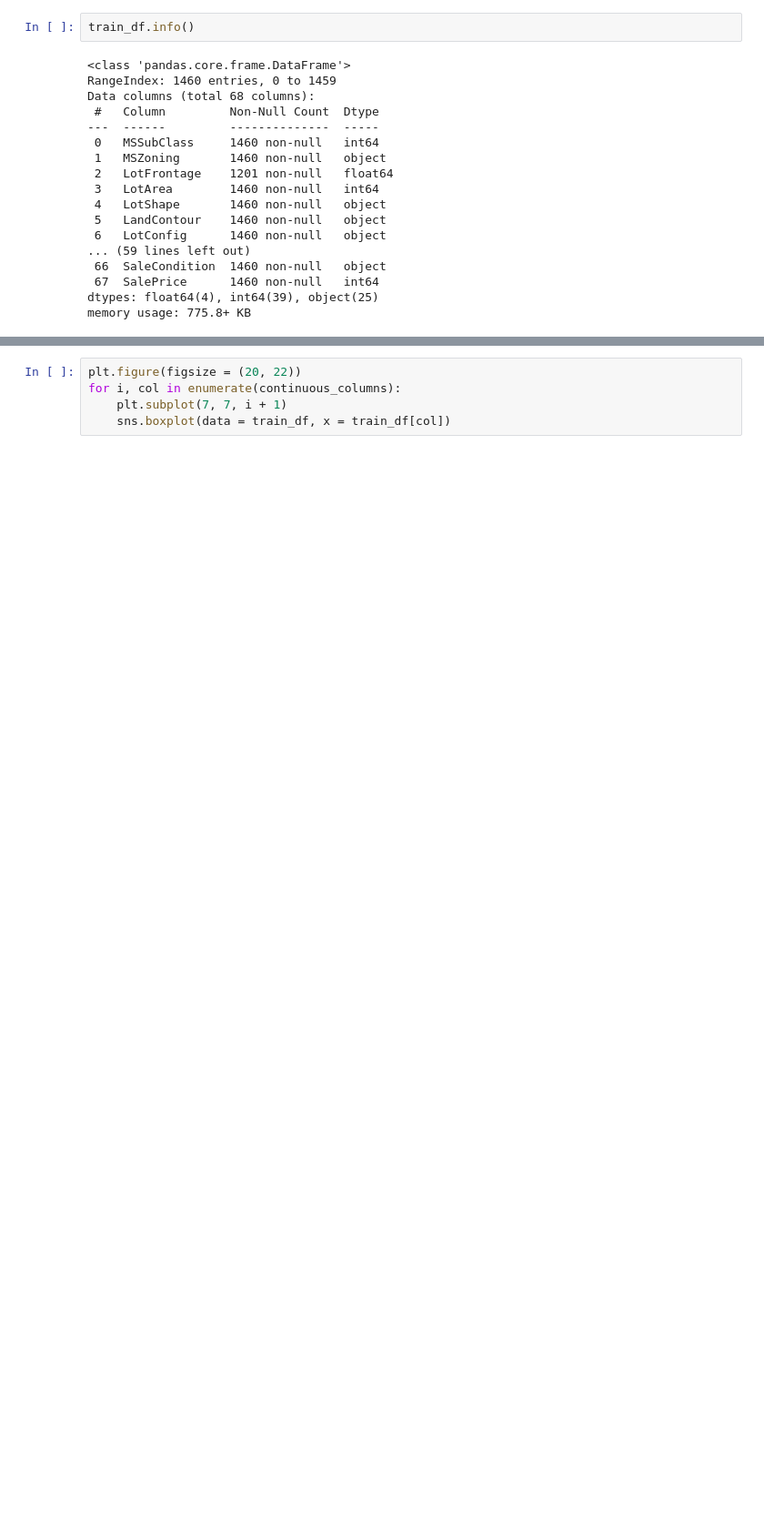
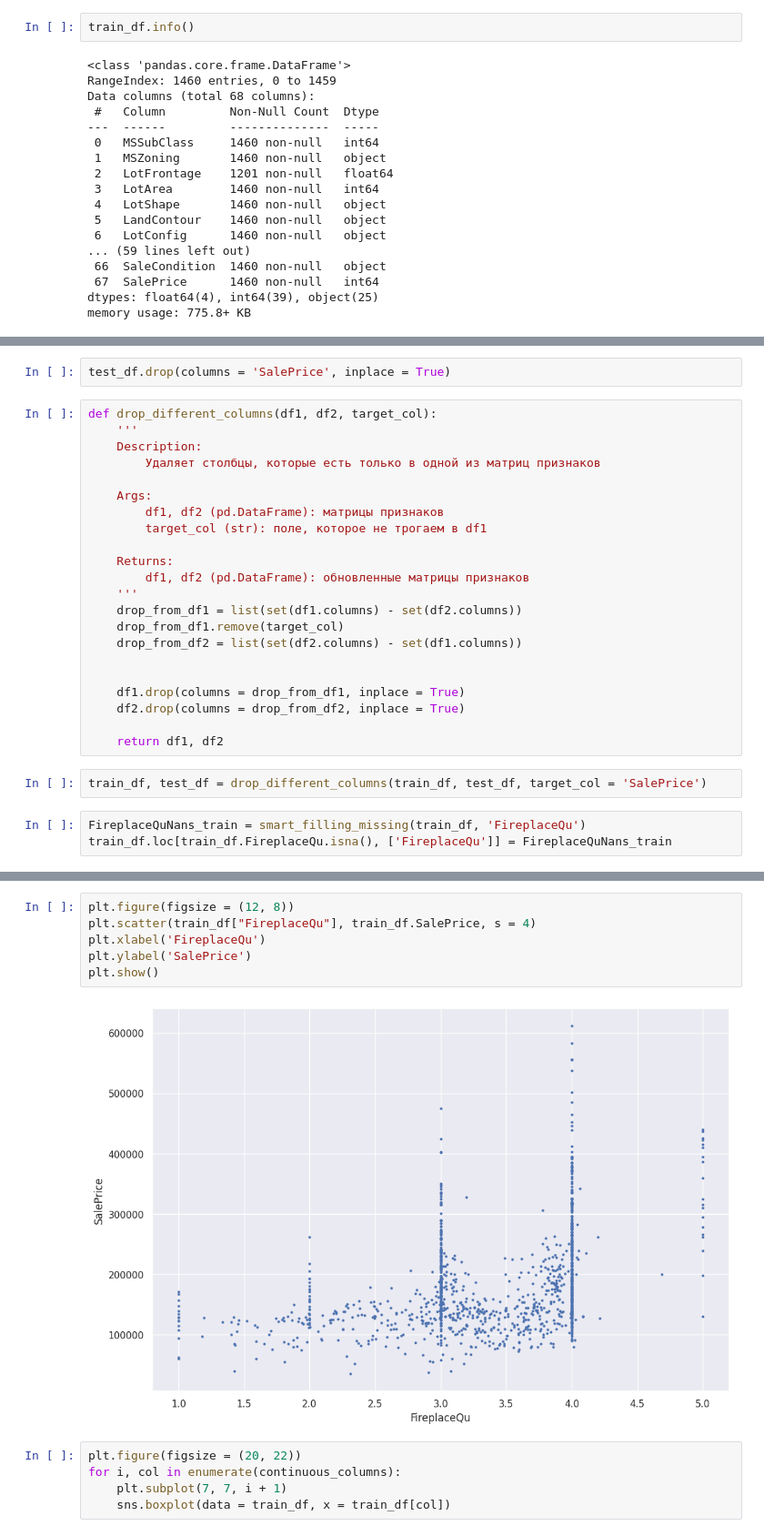
Before and after one commit to rybinsky/House-Price-Prediction, a Jupyter notebook: version2.ipynb, the cells around one changed output, grey strips where cells are left out. Shown at 91% size. Cells and saved outputs as stored; diff of their text form; blank space fills up the shorter version.

```diff
--- a/version2.ipynb
+++ b/version2.ipynb
@@ -507,0 +639,29 @@ train_df = train_df.loc[
+# %%
+test_df.drop(columns = 'SalePrice', inplace = True)
+# %%
+def drop_different_columns(df1, df2, target_col):
+    '''
+    Description:
+        Удаляет столбцы, которые есть только в одной из матриц признаков
+
+    Args:
+        df1, df2 (pd.DataFrame): матрицы признаков
+        target_col (str): поле, которое не трогаем в df1
+
+    Returns:
+        df1, df2 (pd.DataFrame): обновленные матрицы признаков
+    '''
+    drop_from_df1 = list(set(df1.columns) - set(df2.columns))
+    drop_from_df1.remove(target_col)
+    drop_from_df2 = list(set(df2.columns) - set(df1.columns))
+
+
+    df1.drop(columns = drop_from_df1, inplace = True)
+    df2.drop(columns = drop_from_df2, inplace = True)
+
+    return df1, df2
+# %%
+train_df, test_df = drop_different_columns(train_df, test_df, target_col = 'SalePrice')
+# %%
+FireplaceQuNans_train = smart_filling_missing(train_df, 'FireplaceQu')
+train_df.loc[train_df.FireplaceQu.isna(), ['FireplaceQu']] = FireplaceQuNans_train
@@ -508,3 +673,11 @@ train_df = train_df.loc[
+# %%
+plt.figure(figsize = (12, 8))
+plt.scatter(train_df["FireplaceQu"], train_df.SalePrice, s = 4)
+plt.xlabel('FireplaceQu')
+plt.ylabel('SalePrice')
+plt.show()
+# %% [output]
+[figure, added]
 # %%
 plt.figure(figsize = (20, 22))
 for i, col in enumerate(continuous_columns):
```
Also changed, not shown: parts of 19 cells of this notebook.
